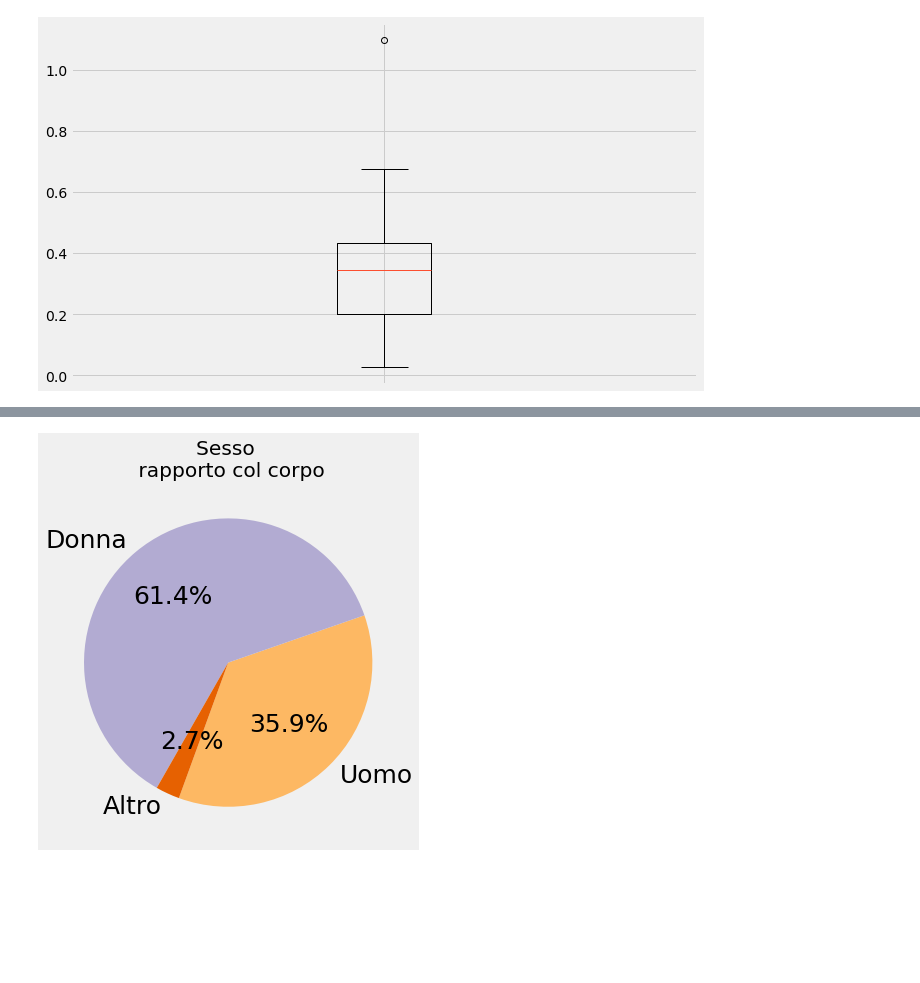
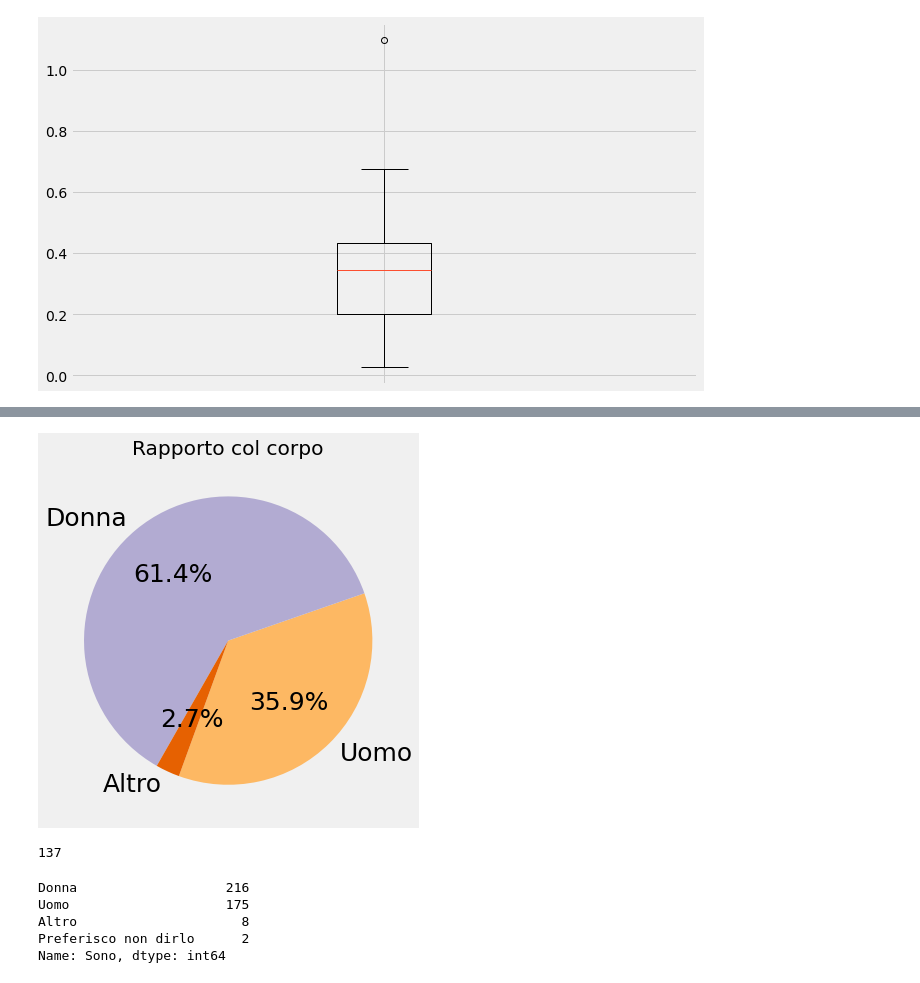
Before and after one commit to danipiazza/Salute-Mentale, a Jupyter notebook: File/Analisi.ipynb, the cells around one changed output, grey strips where cells are left out. Saved outputs shown, nothing was run; the diff lists cells and outputs as text; code cells hidden in the pictures; blank space fills up the shorter version.

```diff
--- a/File/Analisi.ipynb
+++ b/File/Analisi.ipynb
@@ -638,8 +638,20 @@ torta([depre,tot],["Depressione","Tot"],mycolors,"Percentuale ansia","perc_ansia
 # %%
 uomo_corpo= sondaggio[(sondaggio["Nella mia vita  [Ho/ho avuto un brutto rapporto con il mio corpo]"]=="Vero")&(sondaggio["Sono"]=="Uomo")]
 donna_corpo= sondaggio[(sondaggio["Nella mia vita  [Ho/ho avuto un brutto rapporto con il mio corpo]"]=="Vero")&(sondaggio["Sono"]=="Donna")]
 altro_corpo = sondaggio[(sondaggio["Nella mia vita  [Ho/ho avuto un brutto rapporto con il mio corpo]"]=="Vero")&(sondaggio["Sono"]=="Altro")]
 mycolors = ["#fdb863", "#b2abd2", "#e66101"]
-torta([len(uomo_corpo),len(donna_corpo),len(altro_corpo)],["Uomo","Donna","Altro"],mycolors,"Sesso \n rapporto col corpo","rapporto_corpo.png")
+torta([len(uomo_corpo),len(donna_corpo),len(altro_corpo)],["Uomo","Donna","Altro"],mycolors,"Rapporto col corpo","rapporto_corpo.png")
 # %% [output]
-[figure, old version]
+[figure, new version]
+# %%
+len(donna_corpo)
+# %% [output]
+137
+# %%
+sondaggio["Sono"].value_counts()
+# %% [output]
+Donna                   216
+Uomo                    175
+Altro                     8
+Preferisco non dirlo      2
+Name: Sono, dtype: int64
```
Also changed, not shown: parts of 6 cells of this notebook.
